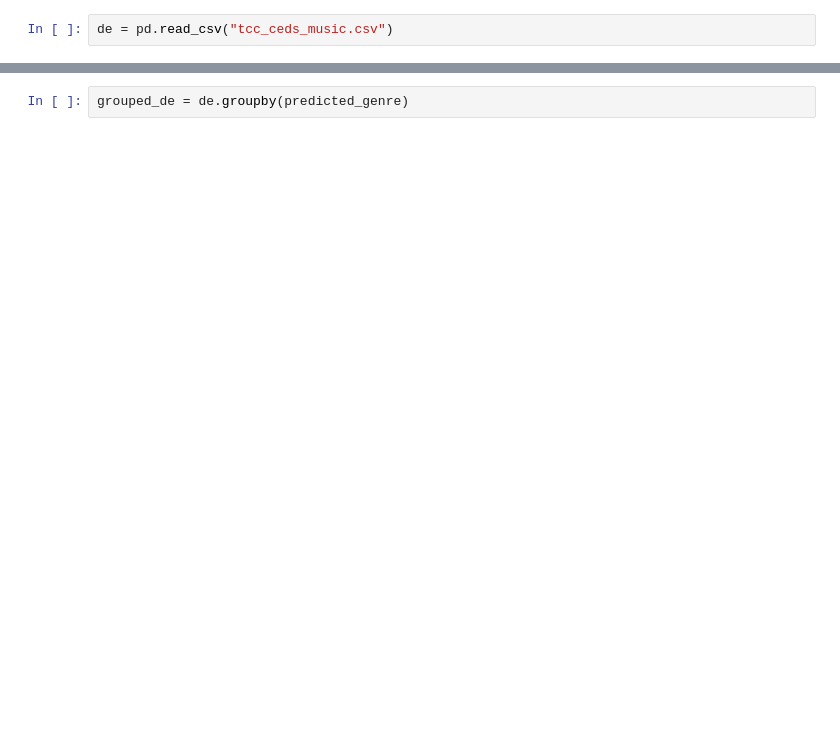
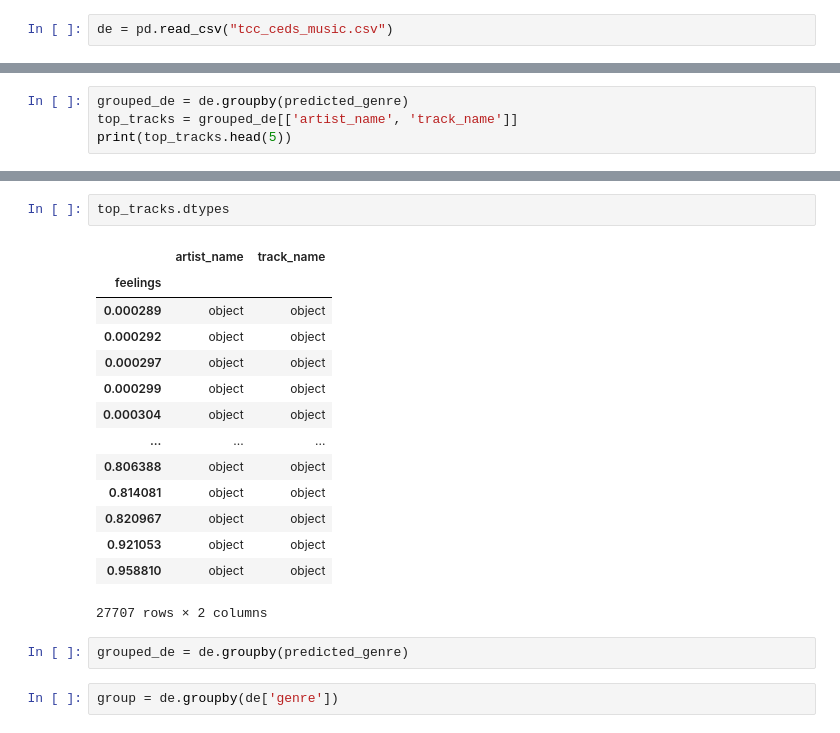
Before and after one commit to Leiiph/DatacampM1, a Jupyter notebook: Datacamp_hope.ipynb, the cells around one changed output, grey strips where cells are left out. Drawn from its saved outputs; the diff is of its cells as text; blank space fills up the shorter version.

```diff
--- a/Datacamp_hope.ipynb
+++ b/Datacamp_hope.ipynb
@@ -217,0 +208,4 @@ de.describe()
+# %%
+grouped_de = de.groupby(predicted_genre)
+top_tracks = grouped_de[['artist_name', 'track_name']]
+print(top_tracks.head(5))
@@ -218,2 +227,21 @@ de.describe()
+# %%
+top_tracks.dtypes
+# %% [output]
+|  | artist_name | track_name |
+| feelings |  |  |
+| 0.000289 | object | object |
+| 0.000292 | object | object |
+| 0.000297 | object | object |
+| 0.000299 | object | object |
+| 0.000304 | object | object |
+| ... | ... | ... |
+| 0.806388 | object | object |
+| 0.814081 | object | object |
+| 0.820967 | object | object |
+| 0.921053 | object | object |
+| 0.958810 | object | object |
+27707 rows × 2 columns
 # %%
 grouped_de = de.groupby(predicted_genre)
+# %%
+group = de.groupby(de['genre'])
```
Also changed, not shown: parts of 7 cells of this notebook, 5 other files.
